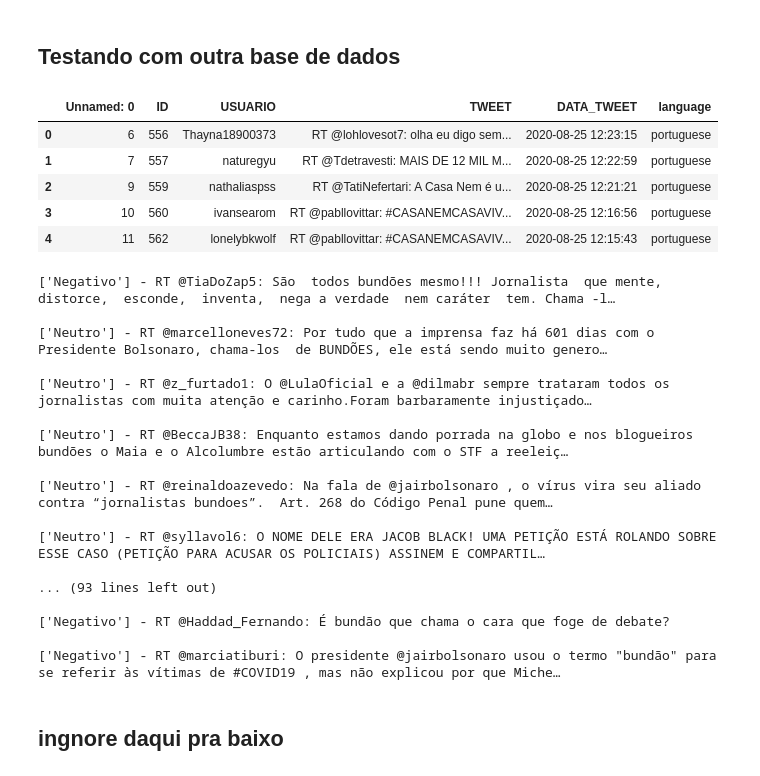
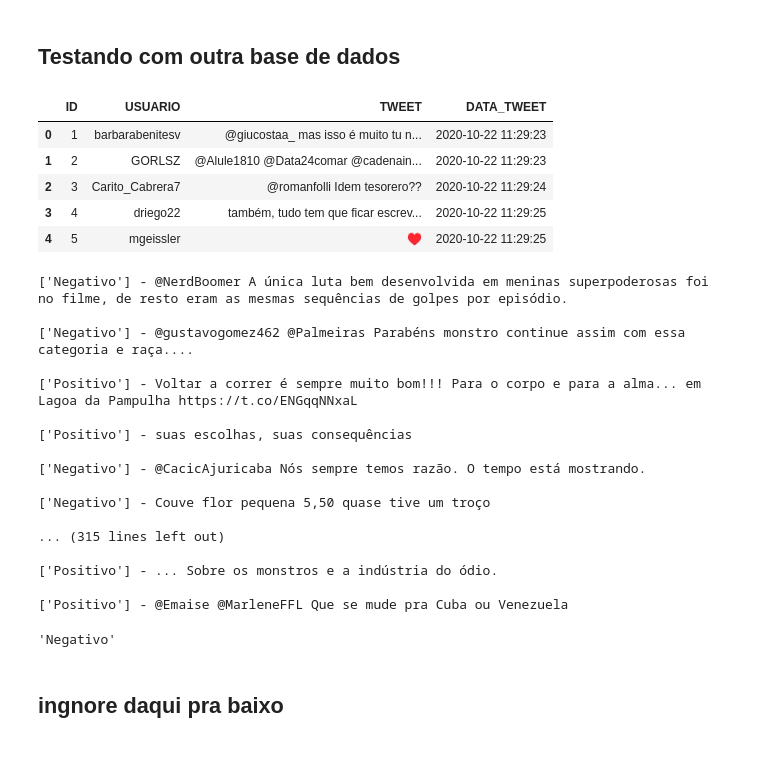
Before and after one commit to Renatolopo/MonitorNoticia, a Jupyter notebook: notebook/Analise de sentimento - Twitter.ipynb, the cells around one changed output. Drawn from its saved outputs; the diff is of its cells as text; code cells hidden in the pictures.

```diff
--- a/notebook/Analise de sentimento - Twitter.ipynb
+++ b/notebook/Analise de sentimento - Twitter.ipynb
@@ -103,15 +137,15 @@ metrics.accuracy_score(classes, resultados)
 # %% [markdown]
 ## Testando com outra base de dados
 # %%
-df = pd.read_csv('./files test/tweets_para_teste.csv')
+df = pd.read_csv('../Dados coletados/Twitter_streaming.csv', low_memory=False)
 df.head()
 # %% [output]
-|  | Unnamed: 0 | ID | USUARIO | TWEET | DATA_TWEET | language |
-| 0 | 6 | 556 | Thayna18900373 | RT @lohlovesot7: olha eu digo sem... | 2020-08-25 12:23:15 | portuguese |
-| 1 | 7 | 557 | naturegyu | RT @Tdetravesti: MAIS DE 12 MIL M... | 2020-08-25 12:22:59 | portuguese |
-| 2 | 9 | 559 | nathaliaspss | RT @TatiNefertari: A Casa Nem é u... | 2020-08-25 12:21:21 | portuguese |
-| 3 | 10 | 560 | ivansearom | RT @pabllovittar: #CASANEMCASAVIV... | 2020-08-25 12:16:56 | portuguese |
-| 4 | 11 | 562 | lonelybkwolf | RT @pabllovittar: #CASANEMCASAVIV... | 2020-08-25 12:15:43 | portuguese |
+|  | ID | USUARIO | TWEET | DATA_TWEET |
+| 0 | 1 | barbarabenitesv | @giucostaa_ mas isso é muito tu n... | 2020-10-22 11:29:23 |
+| 1 | 2 | GORLSZ | @Alule1810 @Data24comar @cadenain... | 2020-10-22 11:29:23 |
+| 2 | 3 | Carito_Cabrera7 | @romanfolli Idem tesorero?? | 2020-10-22 11:29:24 |
+| 3 | 4 | driego22 | também, tudo tem que ficar escrev... | 2020-10-22 11:29:25 |
+| 4 | 5 | mgeissler | ♥️ | 2020-10-22 11:29:25 |
 # %%
 def classifica_tweets(tweet):
     tweet = [tweet]
@@ -119,24 +153,28 @@ def classifica_tweets(tweet):
     return modelo.predict(freq_testes)
 # %%
 df_tweets = list(df['TWEET'])
-for i in range(100,150):
+for i in range(1000,1150):
     predict = classifica_tweets(df_tweets[i])
     print(f"{predict} - {df_tweets[i]}\n")
 # %% [output]
-['Negativo'] - RT @TiaDoZap5: São  todos bundões mesmo!!! Jornalista  que mente, distorce,  esconde,  inventa,  nega a verdade  nem caráter  tem. Chama -l…
+['Negativo'] - @NerdBoomer A única luta bem desenvolvida em meninas superpoderosas foi no filme, de resto eram as mesmas sequências de golpes por episódio.
 
-['Neutro'] - RT @marcelloneves72: Por tudo que a imprensa faz há 601 dias com o Presidente Bolsonaro, chama-los  de BUNDÕES, ele está sendo muito genero…
+['Negativo'] - @gustavogomez462 @Palmeiras Parabéns monstro continue assim com essa categoria e raça....
 
-['Neutro'] - RT @z_furtado1: O @LulaOficial e a @dilmabr sempre trataram todos os jornalistas com muita atenção e carinho.Foram barbaramente injustiçado…
+['Positivo'] - Voltar a correr é sempre muito bom!!! Para o corpo e para a alma... em Lagoa da Pampulha https://t.co/ENGqqNNxaL
 
-['Neutro'] - RT @BeccaJB38: Enquanto estamos dando porrada na globo e nos blogueiros bundões o Maia e o Alcolumbre estão articulando com o STF a reeleiç…
+['Positivo'] - suas escolhas, suas consequências
 
-['Neutro'] - RT @reinaldoazevedo: Na fala de @jairbolsonaro , o vírus vira seu aliado contra “jornalistas bundoes”.  Art. 268 do Código Penal pune quem…
+['Negativo'] - @CacicAjuricaba Nós sempre temos razão. O tempo está mostrando.
 
-['Neutro'] - RT @syllavol6: O NOME DELE ERA JACOB BLACK! UMA PETIÇÃO ESTÁ ROLANDO SOBRE ESSE CASO (PETIÇÃO PARA ACUSAR OS POLICIAIS) ASSINEM E COMPARTIL…
+['Negativo'] - Couve flor pequena 5,50 quase tive um troço
 
-... (93 lines left out)
+... (315 lines left out)
 
-['Negativo'] - RT @Haddad_Fernando: É bundão que chama o cara que foge de debate?
+['Positivo'] - ... Sobre os monstros e a indústria do ódio.
 
-['Negativo'] - RT @marciatiburi: O presidente @jairbolsonaro usou o termo "bundão" para se referir às vítimas de #COVID19 , mas não explicou por que Miche…
+['Positivo'] - @Emaise @MarleneFFL Que se mude pra Cuba ou Venezuela
+# %%
+classifica_tweets('e que passou do tempo')[0]
+# %% [output]
+'Negativo'
```
Also changed, not shown: parts of 16 cells of this notebook.
